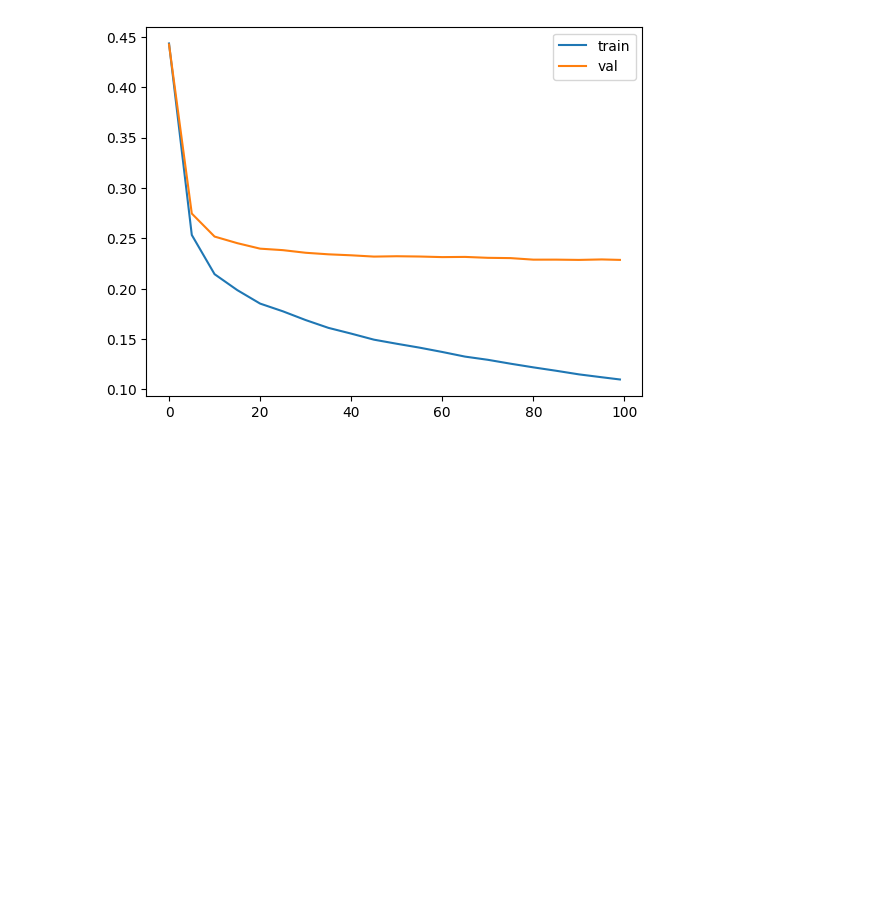
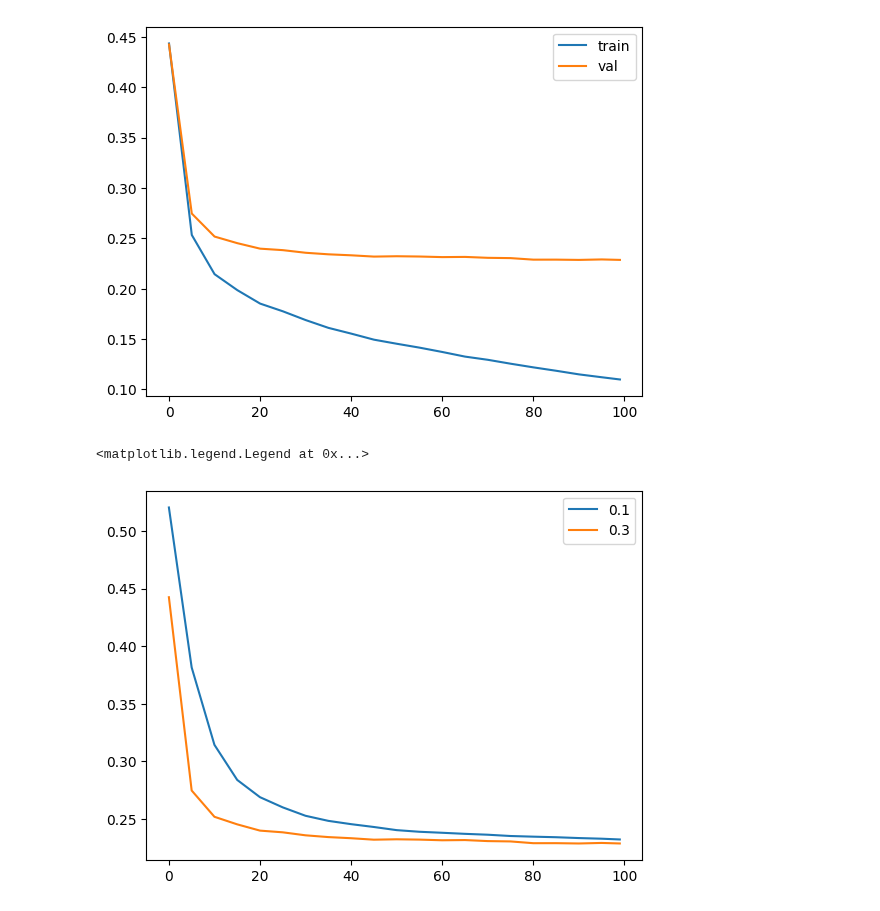
Before and after one commit to sarah-zhan/ml, a Jupyter notebook: week6/week6.ipynb, the cells around one changed output. Drawn from its saved outputs; the diff is of its cells as text; code cells hidden in the pictures; blank space fills up the shorter version.

Commit message:
find the best rmse

```diff
--- a/week6/week6.ipynb
+++ b/week6/week6.ipynb
@@ -498,0 +515,3 @@ plt.legend()
+# %%
+# eta 0.3
+scores["eta=0.3"] = parse_output(output)
@@ -498,0 +534,12 @@ plt.legend()
+# %%
+# eta 0.1
+scores["eta=0.1"] = parse_output(output)
+# %%
+# plot the graph
+
+plt.plot(scores["eta=0.1"].num_iter, scores["eta=0.1"].val_rmse, label="0.1")
+plt.plot(scores["eta=0.3"].num_iter, scores["eta=0.3"].val_rmse, label="0.3")
+plt.legend()
+# %% [output]
+<matplotlib.legend.Legend at 0x...>
+[figure, added]
```
Also changed, not shown: parts of 2 cells of this notebook.
